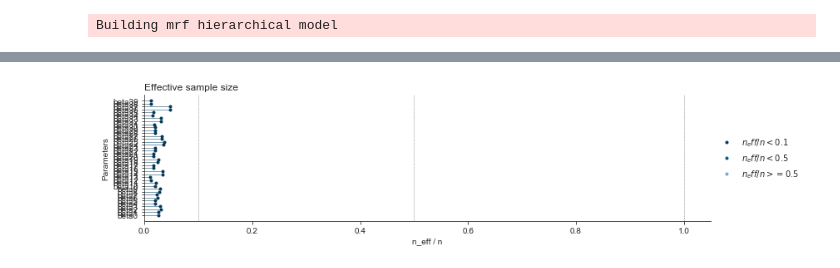
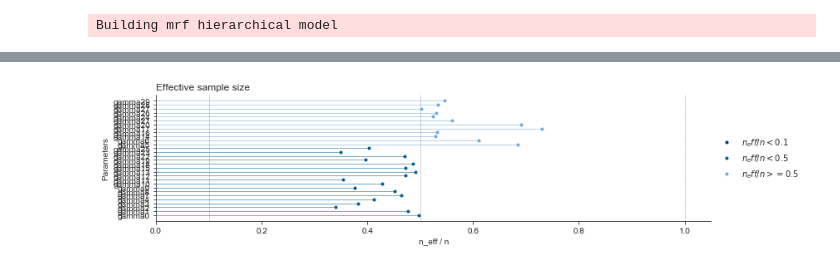
Before and after one commit to cbg-ethz/shm, a Jupyter notebook: analysis/04a-structured_hierarchical_linear_models.ipynb, the cells around one changed output, grey strips where cells are left out. Cells and saved outputs as stored; diff of their text form; code cells hidden in the pictures.

```diff
--- a/analysis/04a-structured_hierarchical_linear_models.ipynb
+++ b/analysis/04a-structured_hierarchical_linear_models.ipynb
@@ -306,7 +297,7 @@ sp.plot_posterior_labels(trace,
 # %%
-sp.plot_neff(trace, "beta");
+sp.plot_neff(trace, "gamma");
 # %% [output]
-[figure, old version]
+[figure, new version]
 # %%
 sp.plot_rhat(trace, "gamma");
 # %% [output]
```
Also changed, not shown: parts of 28 cells of this notebook, 1 other file.
